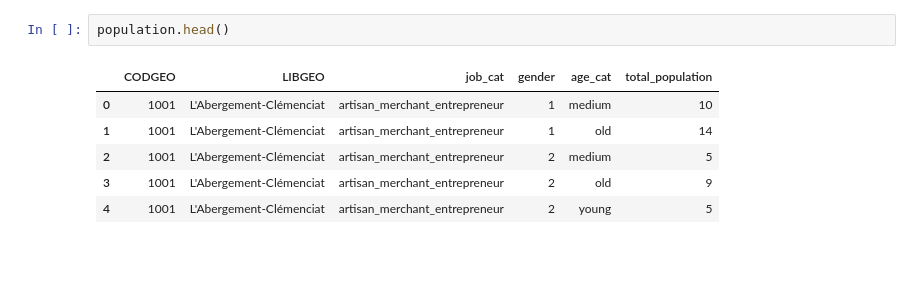
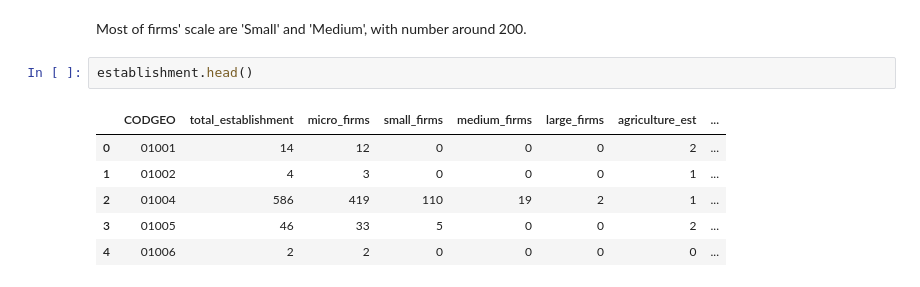
Before and after one commit to steprag/fp_finale_project, a Jupyter notebook: main/fp_dataexploring.ipynb, the cells around one changed output. Saved outputs shown, nothing was run; the diff lists cells and outputs as text; blank space fills up the shorter version.

```diff
--- a/main/fp_dataexploring.ipynb
+++ b/main/fp_dataexploring.ipynb
@@ -68,9 +596,11 @@ salary_by_gender
+# %% [markdown]
+Most of firms' scale are 'Small' and 'Medium', with number around 200.
 # %%
-population.head()
+establishment.head()
 # %% [output]
-|  | CODGEO | LIBGEO | job_cat | gender | age_cat | total_population |
-| 0 | 1001 | L'Abergement-Clémenciat | artisan_merchant_entrepreneur | 1 | medium | 10 |
-| 1 | 1001 | L'Abergement-Clémenciat | artisan_merchant_entrepreneur | 1 | old | 14 |
-| 2 | 1001 | L'Abergement-Clémenciat | artisan_merchant_entrepreneur | 2 | medium | 5 |
-| 3 | 1001 | L'Abergement-Clémenciat | artisan_merchant_entrepreneur | 2 | old | 9 |
-| 4 | 1001 | L'Abergement-Clémenciat | artisan_merchant_entrepreneur | 2 | young | 5 |
+|  | CODGEO | total_establishment | micro_firms | small_firms | medium_firms | large_firms | agriculture_est | ... |
+| 0 | 01001 | 14 | 12 | 0 | 0 | 0 | 2 | ... |
+| 1 | 01002 | 4 | 3 | 0 | 0 | 0 | 1 | ... |
+| 2 | 01004 | 586 | 419 | 110 | 19 | 2 | 1 | ... |
+| 3 | 01005 | 46 | 33 | 5 | 0 | 0 | 2 | ... |
+| 4 | 01006 | 2 | 2 | 0 | 0 | 0 | 0 | ... |
```
Also changed, not shown: parts of 48 cells of this notebook, 23 other files.
